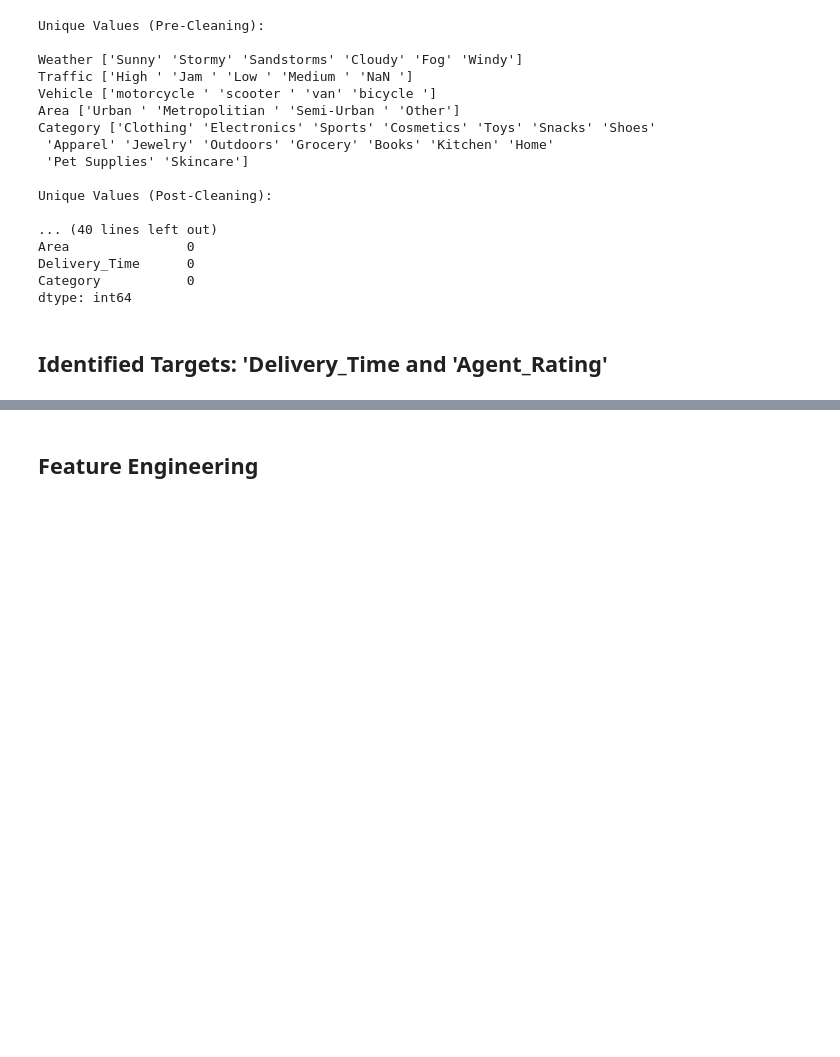
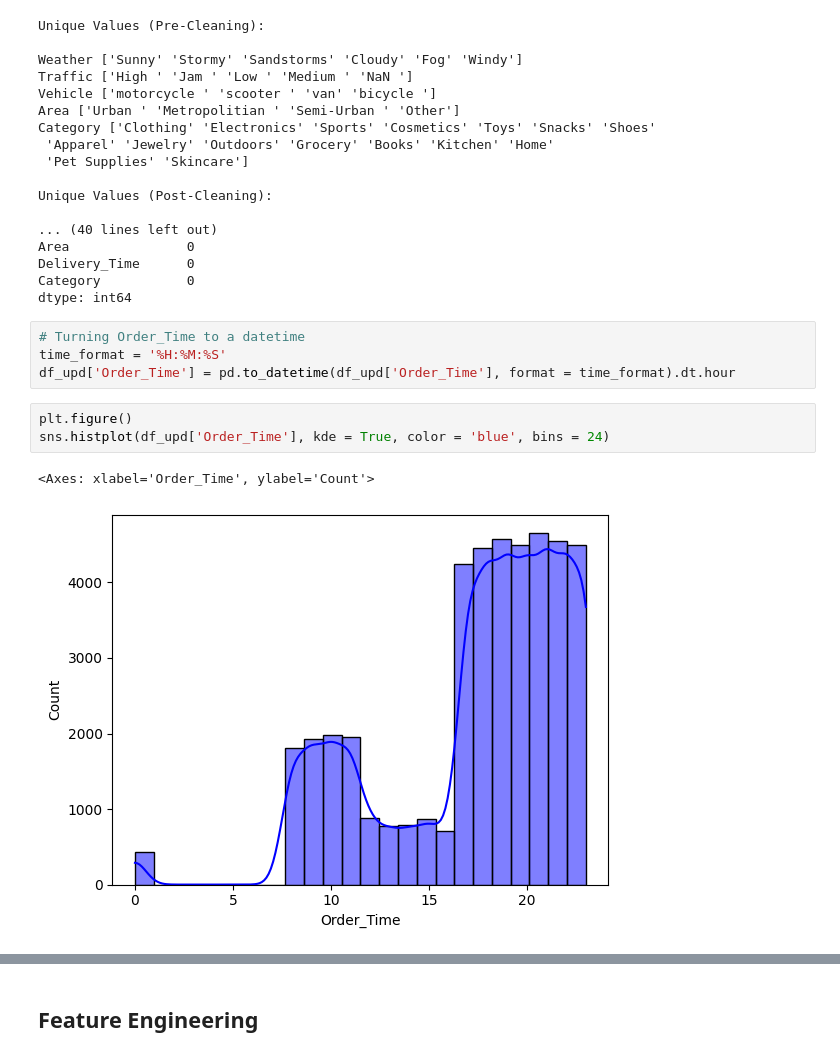
Before and after one commit to stacruzmiguel/amazon-data-analysis, a Jupyter notebook: main.ipynb, the cells around one changed output, grey strips where cells are left out. Saved outputs shown, nothing was run; the diff lists cells and outputs as text; blank space fills up the shorter version.

```diff
--- a/main.ipynb
+++ b/main.ipynb
@@ -133,8 +133,16 @@ Area               0
 Delivery_Time      0
 Category           0
 dtype: int64
-# %% [markdown]
-## Identified Targets: **'Delivery_Time** and **'Agent_Rating'**
+# %%
+# Turning Order_Time to a datetime
+time_format = '%H:%M:%S'
+df_upd['Order_Time'] = pd.to_datetime(df_upd['Order_Time'], format = time_format).dt.hour
+# %%
+plt.figure()
+sns.histplot(df_upd['Order_Time'], kde = True, color = 'blue', bins = 24)
+# %% [output]
+<Axes: xlabel='Order_Time', ylabel='Count'>
+[figure, added]
 # %%
 df_upd.head()
 # %% [output]
```
Also changed, not shown: parts of 8 cells of this notebook, 1 other file.
